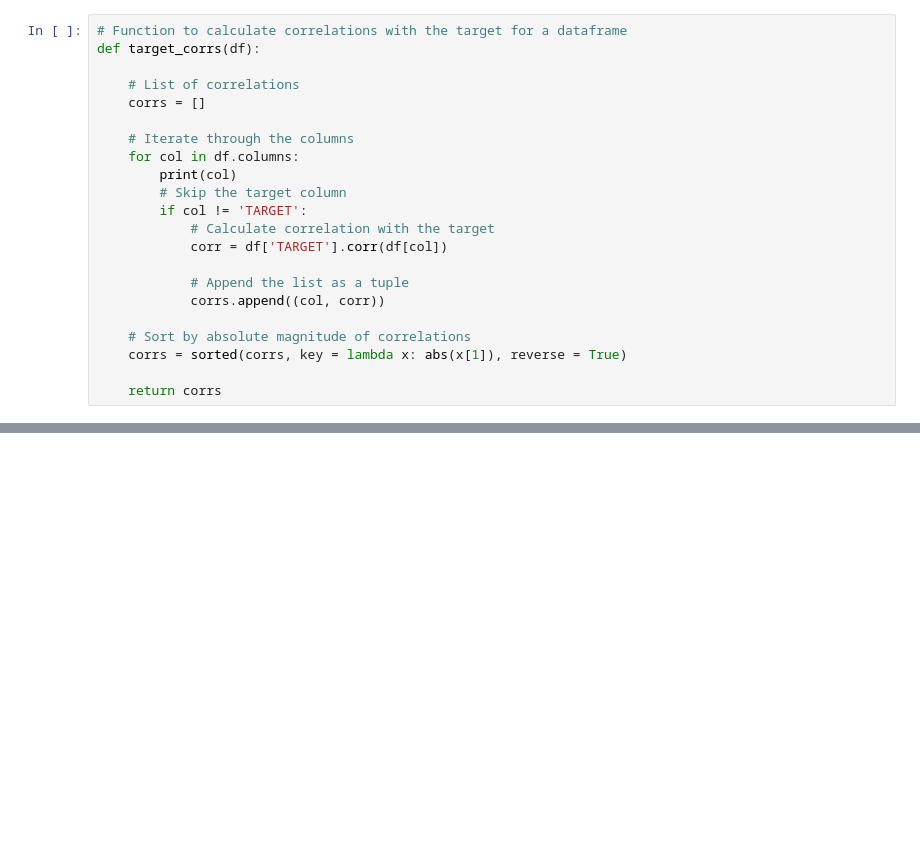
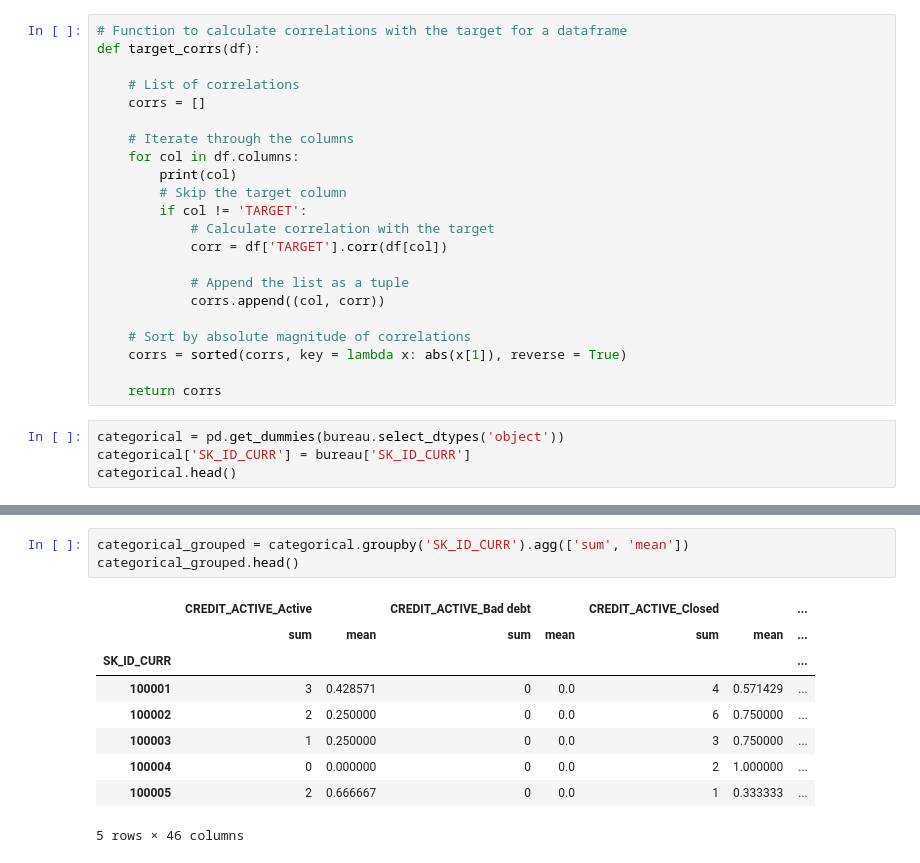
Before and after one commit to snknitin/Kaggle_DataCleaning, a Jupyter notebook: Manual Feature Engineering.ipynb, the cells around one changed output, grey strips where cells are left out. Saved outputs shown, nothing was run; the diff lists cells and outputs as text; blank space fills up the shorter version.

```diff
--- a/Manual Feature Engineering.ipynb
+++ b/Manual Feature Engineering.ipynb
@@ -266,3 +266,7 @@ def target_corrs(df):
     corrs = sorted(corrs, key = lambda x: abs(x[1]), reverse = True)
 
     return corrs
+# %%
+categorical = pd.get_dummies(bureau.select_dtypes('object'))
+categorical['SK_ID_CURR'] = bureau['SK_ID_CURR']
+categorical.head()
@@ -268,0 +281,13 @@ def target_corrs(df):
+# %%
+categorical_grouped = categorical.groupby('SK_ID_CURR').agg(['sum', 'mean'])
+categorical_grouped.head()
+# %% [output]
+|  | CREDIT_ACTIVE_Active |  | CREDIT_ACTIVE_Bad debt |  | CREDIT_ACTIVE_Closed |  | ... |
+|  | sum | mean | sum | mean | sum | mean | ... |
+| SK_ID_CURR |  |  |  |  |  |  | ... |
+| 100001 | 3 | 0.428571 | 0 | 0.0 | 4 | 0.571429 | ... |
+| 100002 | 2 | 0.250000 | 0 | 0.0 | 6 | 0.750000 | ... |
+| 100003 | 1 | 0.250000 | 0 | 0.0 | 3 | 0.750000 | ... |
+| 100004 | 0 | 0.000000 | 0 | 0.0 | 2 | 1.000000 | ... |
+| 100005 | 2 | 0.666667 | 0 | 0.0 | 1 | 0.333333 | ... |
+5 rows × 46 columns
```
Also changed, not shown: parts of 10 cells of this notebook.
